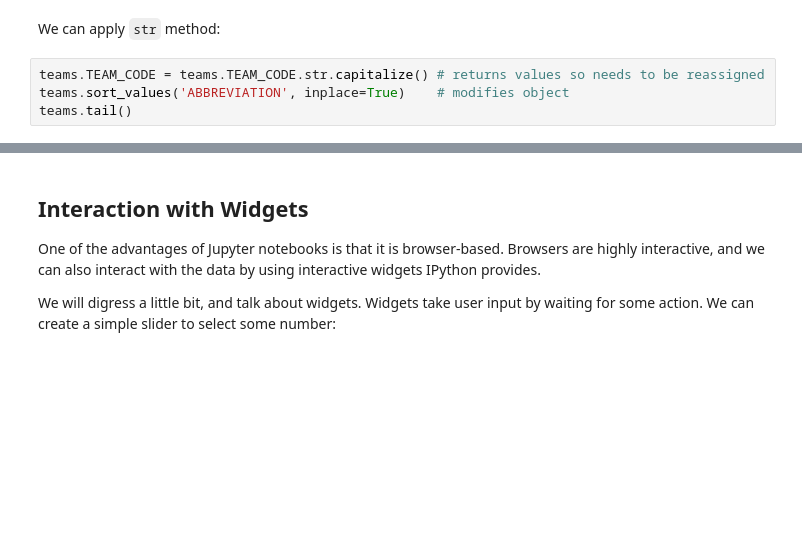
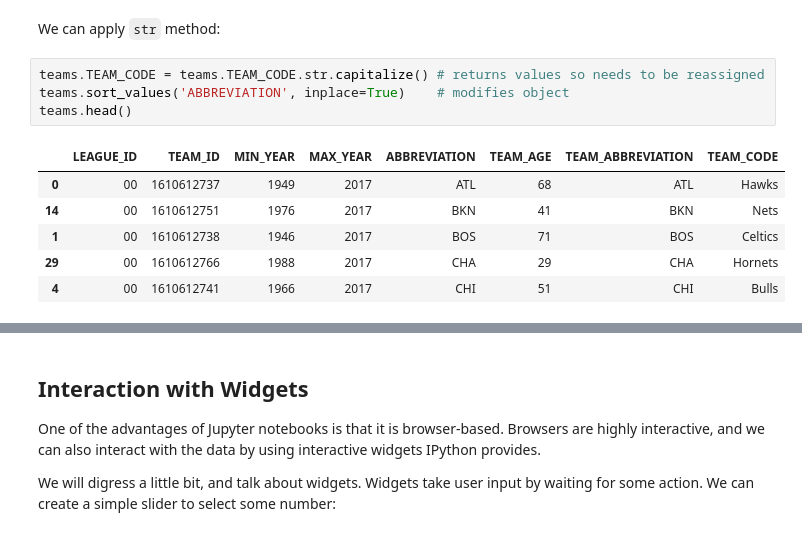
Before and after one commit to dhosk/Spring-2018, a Jupyter notebook: 04-Pandas-Data-Frame.ipynb, the cells around one changed output, grey strips where cells are left out. Cells and saved outputs as stored; diff of their text form; blank space fills up the shorter version.

```diff
--- a/04-Pandas-Data-Frame.ipynb
+++ b/04-Pandas-Data-Frame.ipynb
@@ -232,6 +424,13 @@ We can apply `str` method:
 # %%
 teams.TEAM_CODE = teams.TEAM_CODE.str.capitalize() # returns values so needs to be reassigned
 teams.sort_values('ABBREVIATION', inplace=True)    # modifies object
-teams.tail()
+teams.head()
+# %% [output]
+|  | LEAGUE_ID | TEAM_ID | MIN_YEAR | MAX_YEAR | ABBREVIATION | TEAM_AGE | TEAM_ABBREVIATION | TEAM_CODE |
+| 0 | 00 | 1610612737 | 1949 | 2017 | ATL | 68 | ATL | Hawks |
+| 14 | 00 | 1610612751 | 1976 | 2017 | BKN | 41 | BKN | Nets |
+| 1 | 00 | 1610612738 | 1946 | 2017 | BOS | 71 | BOS | Celtics |
+| 29 | 00 | 1610612766 | 1988 | 2017 | CHA | 29 | CHA | Hornets |
+| 4 | 00 | 1610612741 | 1966 | 2017 | CHI | 51 | CHI | Bulls |
 # %%
 players.head()
```
Also changed, not shown: parts of 37 cells of this notebook.
